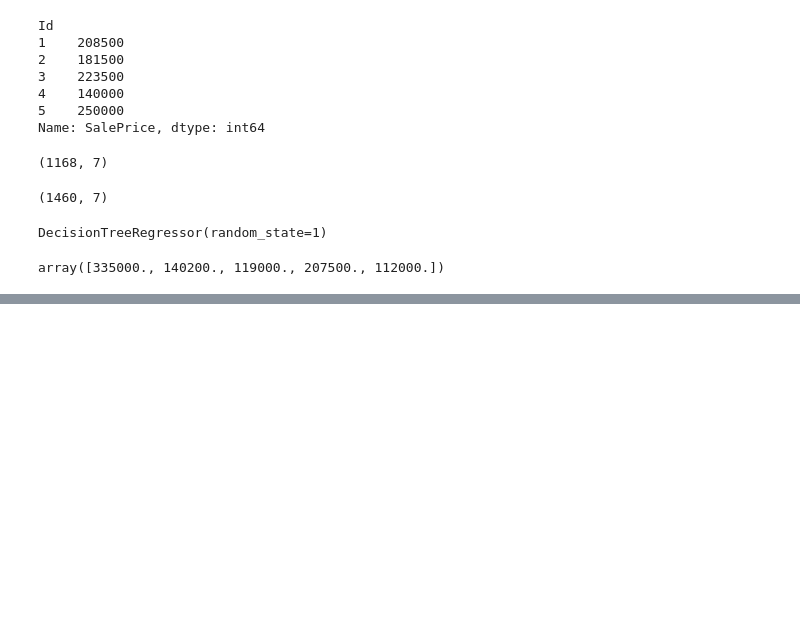
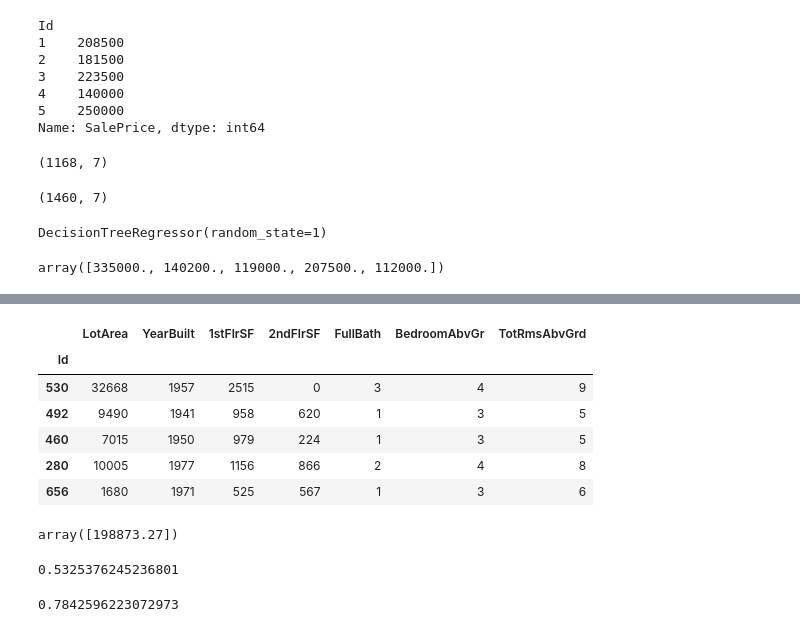
Before and after one commit to ngwgsang/house_price_prediction, a Jupyter notebook: house_price_prediction.ipynb, the cells around one changed output, grey strips where cells are left out. Cells and saved outputs as stored; diff of their text form; code cells hidden in the pictures; blank space fills up the shorter version.

```diff
--- a/house_price_prediction.ipynb
+++ b/house_price_prediction.ipynb
@@ -117,0 +156,26 @@ pd.DataFrame({'GTTT':  y_valid.head() , 'GTDD': y_predict})
+# %%
+x_valid.head()
+# %% [output]
+|  | LotArea | YearBuilt | 1stFlrSF | 2ndFlrSF | FullBath | BedroomAbvGr | TotRmsAbvGrd |
+| Id |  |  |  |  |  |  |  |
+| 530 | 32668 | 1957 | 2515 | 0 | 3 | 4 | 9 |
+| 492 | 9490 | 1941 | 958 | 620 | 1 | 3 | 5 |
+| 460 | 7015 | 1950 | 979 | 224 | 1 | 3 | 5 |
+| 280 | 10005 | 1977 | 1156 | 866 | 2 | 4 | 8 |
+| 656 | 1680 | 1971 | 525 | 567 | 1 | 3 | 6 |
+# %%
+# Dự đoán không có trong list
+
+rf_model.predict([ [78888, 2000, 1000, 800, 3,	4,	9] ])
+# %% [output]
+array([198873.27])
+# %%
+# Kiểm tra model
+from sklearn.metrics import r2_score
+r2_score(y_valid, y_predict)
+# %% [output]
+0.5325376245236801
+# %%
+r2_score(y_valid, y_predict1)
+# %% [output]
+0.7842596223072973
```
Also changed, not shown: parts of 7 cells of this notebook.
